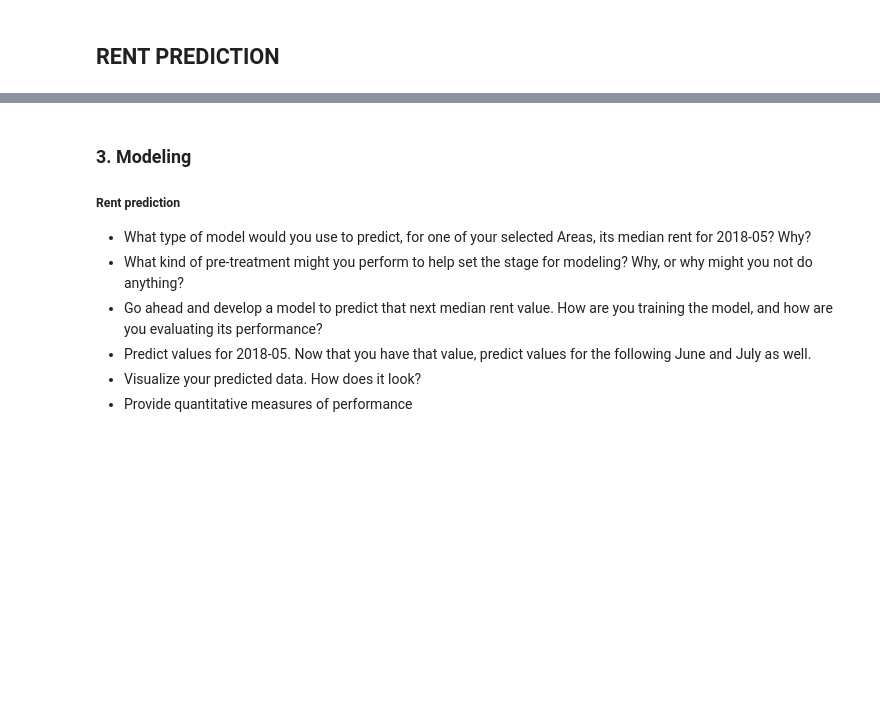
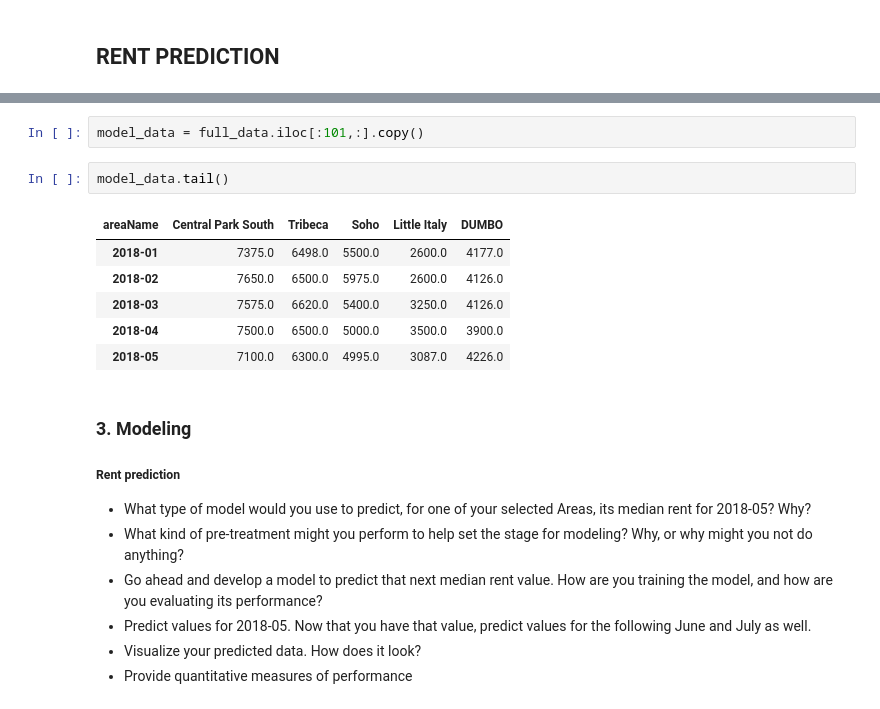
Before and after one commit to YStrano/StreetEasyAnalysis, a Jupyter notebook: SEMR Analysis.ipynb, the cells around one changed output, grey strips where cells are left out. Drawn from its saved outputs; the diff is of its cells as text; blank space fills up the shorter version.

```diff
--- a/SEMR Analysis.ipynb
+++ b/SEMR Analysis.ipynb
@@ -890,3 +935,14 @@ writer.close()
+# %%
+model_data = full_data.iloc[:101,:].copy()
+# %%
+model_data.tail()
+# %% [output]
+| areaName | Central Park South | Tribeca | Soho | Little Italy | DUMBO |
+| 2018-01 | 7375.0 | 6498.0 | 5500.0 | 2600.0 | 4177.0 |
+| 2018-02 | 7650.0 | 6500.0 | 5975.0 | 2600.0 | 4126.0 |
+| 2018-03 | 7575.0 | 6620.0 | 5400.0 | 3250.0 | 4126.0 |
+| 2018-04 | 7500.0 | 6500.0 | 5000.0 | 3500.0 | 3900.0 |
+| 2018-05 | 7100.0 | 6300.0 | 4995.0 | 3087.0 | 4226.0 |
 # %% [markdown]
 ### 3. Modeling
 
```
Also changed, not shown: parts of 7 cells of this notebook.
